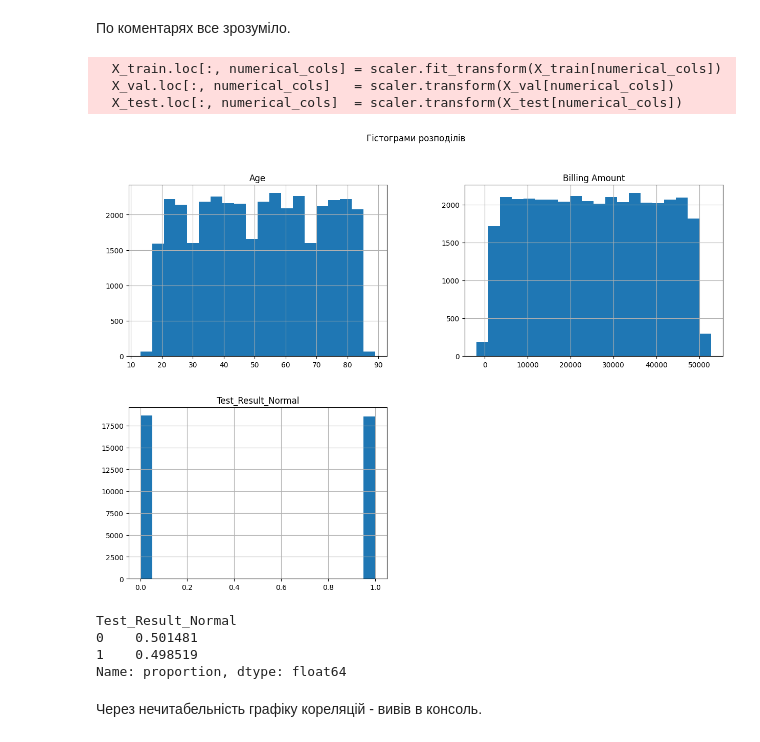
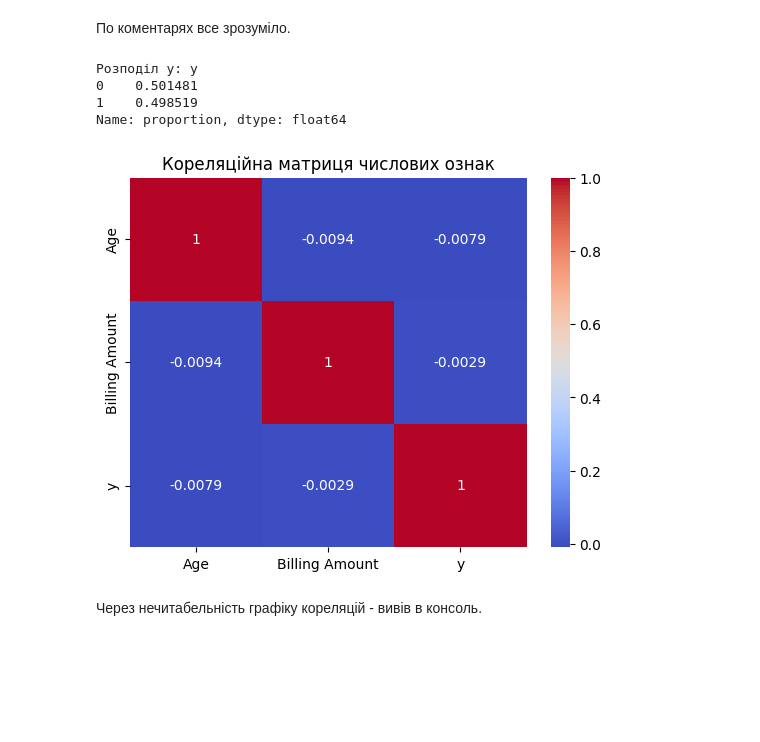
Before and after one commit to stepan-redka/ML-42-1, a Jupyter notebook: main2.ipynb, the cells around one changed output. Drawn from its saved outputs; the diff is of its cells as text; code cells hidden in the pictures; blank space fills up the shorter version.

```diff
--- a/main2.ipynb
+++ b/main2.ipynb
@@ -46,46 +47,16 @@ memory usage: 6.4+ MB
 # %% [markdown]
 По коментарях все зрозуміло.
 # %%
-# Фільтрація для бінарної класифікації: ігноруємо "Inconclusive"
-df = df[df['Test Results'] != 'Inconclusive']
+# цільова змінна
+df = df[df['Test Results'].isin(['Normal', 'Abnormal'])].copy()
+df['y'] = (df['Test Results'] == 'Normal').astype(int)
 
-# Видалення непотрібних колонок
-cols_drop = [
-    'Name','Date of Admission','Doctor',
-    'Hospital','Room Number','Discharge Date', 'Insurance Provider'
-]
-df = df.drop(columns=cols_drop)
+# видалення непотрібних стовпців
+drop_cols = ['Name', 'Date of Admission', 'Doctor', 'Insurance Provider', 'Hospital', 'Room Number', 'Discharge Date', 'Test Results']
+X = df.drop(drop_cols + ['y'], axis=1)
+y = df['y'].values
 
-# Створення цілі (1 = Normal)
-df['Test_Result_Normal'] = (df['Test Results'] == 'Normal').astype(int)
-
-# Видаляємо оригінальну текстову колонку щоб вона не потрапила у X
-df = df.drop(columns=['Test Results'])
-
-# One-hot кодування категорій
-cat_cols = ['Gender','Blood Type','Medical Condition','Admission Type','Medication']
-df = pd.get_dummies(df, columns=cat_cols, drop_first=True)
-
-numerical_cols = ['Age','Billing Amount']
-
-# Формуємо X та y
-X = df.drop(columns=['Test_Result_Normal'])
-y = df['Test_Result_Normal']
-
-# Train/Val/Test спліт
-X_train, X_temp, y_train, y_temp = train_test_split(
-    X, y, test_size=0.4, random_state=42, stratify=y
-)
-X_val, X_test, y_val, y_test = train_test_split(
-    X_temp, y_temp, test_size=0.5, random_state=42, stratify=y_temp
-)
-
-# Масштабування лише числових ознак
-scaler = StandardScaler()
-X_train.loc[:, numerical_cols] = scaler.fit_transform(X_train[numerical_cols])
-X_val.loc[:, numerical_cols]   = scaler.transform(X_val[numerical_cols])
-X_test.loc[:, numerical_cols]  = scaler.transform(X_test[numerical_cols])
+# One-hot encoding
+categoricals = ['Gender', 'Blood Type', 'Medical Condition', 'Admission Type', 'Medication']
+X = pd.get_dummies(X, columns=categoricals, drop_first=True)
+X = X.astype(float)
-# %% [output]
-  X_train.loc[:, numerical_cols] = scaler.fit_transform(X_train[numerical_cols])
-  X_val.loc[:, numerical_cols]   = scaler.transform(X_val[numerical_cols])
-  X_test.loc[:, numerical_cols]  = scaler.transform(X_test[numerical_cols])
@@ -92,14 +74,16 @@ X_test.loc[:, numerical_cols]  = scaler.transform(X_test[numerical_cols])
 # %%
-# --- Histograms and class balance ---
-df.hist(bins=20, figsize=(15, 10))
-plt.suptitle('Гістограми розподілів')
+# нормалізація і аналіз даних
+print('Розподіл y:', df['y'].value_counts(normalize=True))
+numeric_cols = ['Age', 'Billing Amount']
+corr_matrix = df[numeric_cols + ['y']].corr()
+sns.heatmap(corr_matrix, annot=True, cmap='coolwarm')
+plt.title('Кореляційна матриця числових ознак')
 plt.show()
-df['Test_Result_Normal'].value_counts(normalize=True)
 # %% [output]
+Розподіл y: y
+0    0.501481
+1    0.498519
+Name: proportion, dtype: float64
-[figure, old version]
+[figure, new version]
-Test_Result_Normal
-0    0.501481
-1    0.498519
-Name: proportion, dtype: float64
 # %% [markdown]
 Через нечитабельність графіку кореляцій - вивів в консоль.
```
Also changed, not shown: parts of 11 cells of this notebook.
